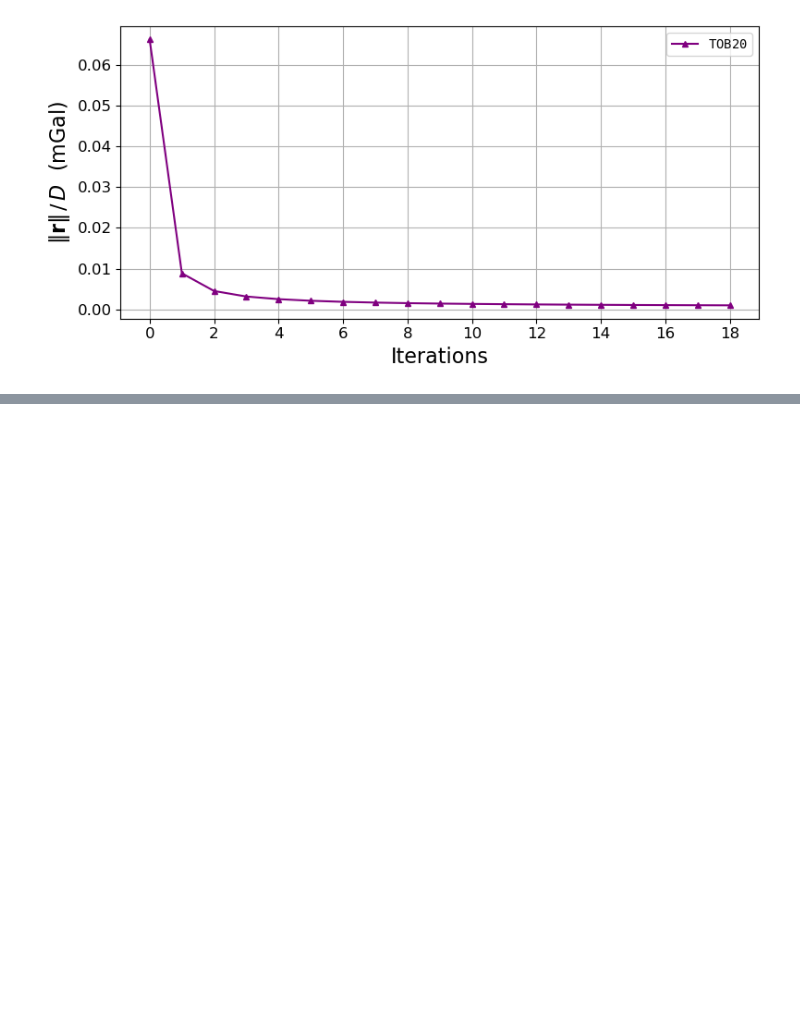
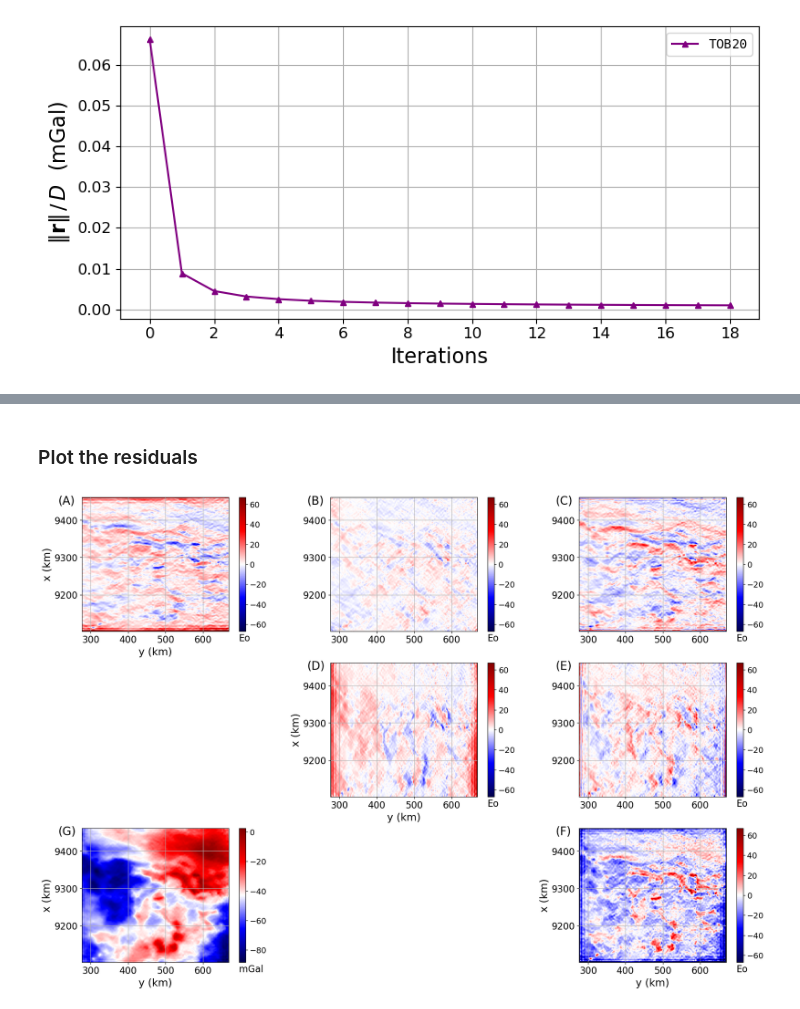
Before and after one commit to pinga-lab/eqlayer-review-computational, a Jupyter notebook: code/field_data_Carajas.ipynb, the cells around one changed output, grey strips where cells are left out. Saved outputs shown, nothing was run; the diff lists cells and outputs as text; code cells hidden in the pictures; blank space fills up the shorter version.

```diff
--- a/code/field_data_Carajas.ipynb
+++ b/code/field_data_Carajas.ipynb
@@ -199,6 +167,0 @@ Approximately 0.5210697650909424 s
-# %%
-# compute ranges
-ranges_tensor = []
-for tensor_component in tensor_components:
-    ranges_tensor.append(np.max(np.abs(tensor['g{}'.format(tensor_component)])))
-ranges_tensor = 0.2*np.max(ranges_tensor)
@@ -204,0 +213,2 @@ ranges_tensor = 0.2*np.max(ranges_tensor)
+# %% [markdown]
+### Plot the residuals
@@ -204,0 +260,59 @@ ranges_tensor = 0.2*np.max(ranges_tensor)
+# %%
+# plot figure
+fig = plt.figure(layout= 'constrained', figsize=(18,12))
+mosaic = fig.subplot_mosaic('''
+                            abc
+                            .de
+                            g.f
+                            ''')
+# tensor components
+for (element, tensor_component, label) in zip(
+    mosaic_elements, tensor_components, labels
+):
+    ax = mosaic[element]
+    ax.axis('scaled')
+    # im = ax.contourf(carajas['y'].reshape(shape)*0.001,
+    #                  carajas['x'].reshape(shape)*0.001,
+    #                  predicted_data['g{}'.format(tensor_component)].reshape(shape), 20,
+    #                  cmap='seismic', vmin=-ranges_tensor, vmax=ranges_tensor)
+    im = ax.pcolormesh(carajas['y'][:500]*0.001, carajas['x'][::500]*0.001, predicted_data['g{}'.format(tensor_component)].reshape(shape),
+        cmap='seismic', vmin=-ranges_tensor, vmax=ranges_tensor
+    )
+    cb = fig.colorbar(im, ax=ax)
+    cb.ax.tick_params(labelsize=14)
+    cb.ax.set_xlabel('Eo', fontsize=16, loc='left')
+    ax.set_ylim(0.001*area[0], 0.001*area[1])
+    ax.set_xlim(0.001*area[2], 0.001*area[3])
+    ax.tick_params(axis='x', labelsize=16)
+    ax.tick_params(axis='y', labelsize=16)
+    ax.grid()
+    ax.annotate(label, xy=(-0.16, 0.95), xycoords='axes fraction', fontsize=20)
+
+# gz
+ax = mosaic['g']
+ax.axis('scaled')
+# im = ax.contourf(carajas['y'].reshape(shape)*0.001,
+#                  carajas['x'].reshape(shape)*0.001,
+#                  predicted_data['gz'].reshape(shape), 20,
+#                  cmap='seismic', vmin=data_min, vmax=data_max)
+im = ax.pcolormesh(carajas['y'][:500]*0.001, carajas['x'][::500]*0.001, predicted_data['gz'].reshape(shape),
+    cmap='seismic', vmin=data_min, vmax=data_max
+)
+cb = fig.colorbar(im, ax=ax)
+cb.ax.tick_params(labelsize=14)
+cb.ax.set_xlabel('mGal', fontsize=16, loc='left')
+ax.set_ylim(0.001*area[0], 0.001*area[1])
+ax.set_xlim(0.001*area[2], 0.001*area[3])
+ax.tick_params(axis='x', labelsize=16)
+ax.tick_params(axis='y', labelsize=16)
+ax.grid()
+ax.annotate('(G)', xy=(-0.16, 0.95), xycoords='axes fraction', fontsize=20)
+
+for element in ['a','d','f','g']:
+    mosaic[element].set_ylabel('x (km)', fontsize=18)
+    mosaic[element].set_xlabel('y (km)', fontsize=18)
+
+#plt.savefig('../manuscript/Fig/carajas_predicted.png', dpi= 300)
+plt.show()
+# %% [output]
+[figure, added]
```
Also changed, not shown: parts of 36 cells of this notebook, 6 other files.
